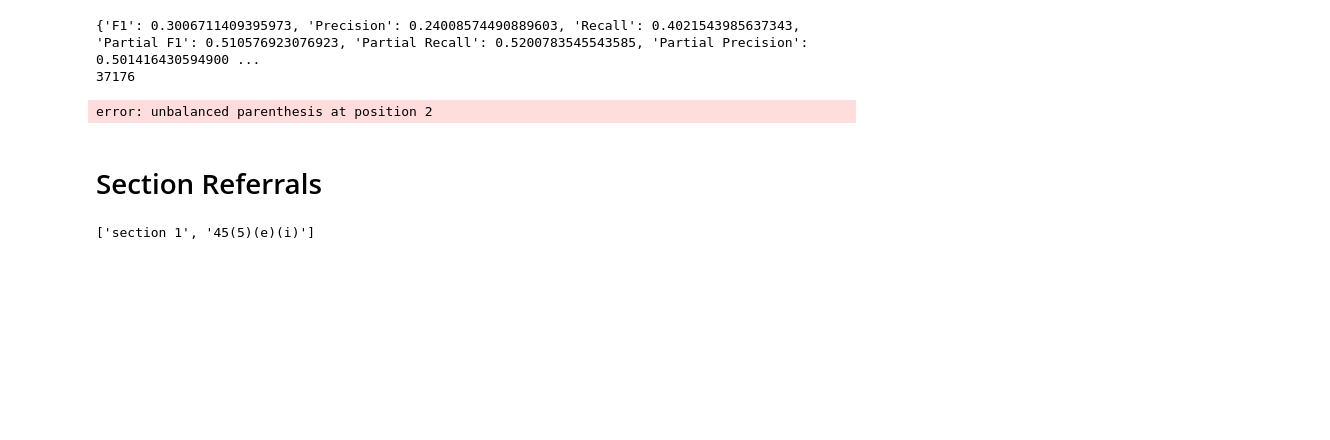
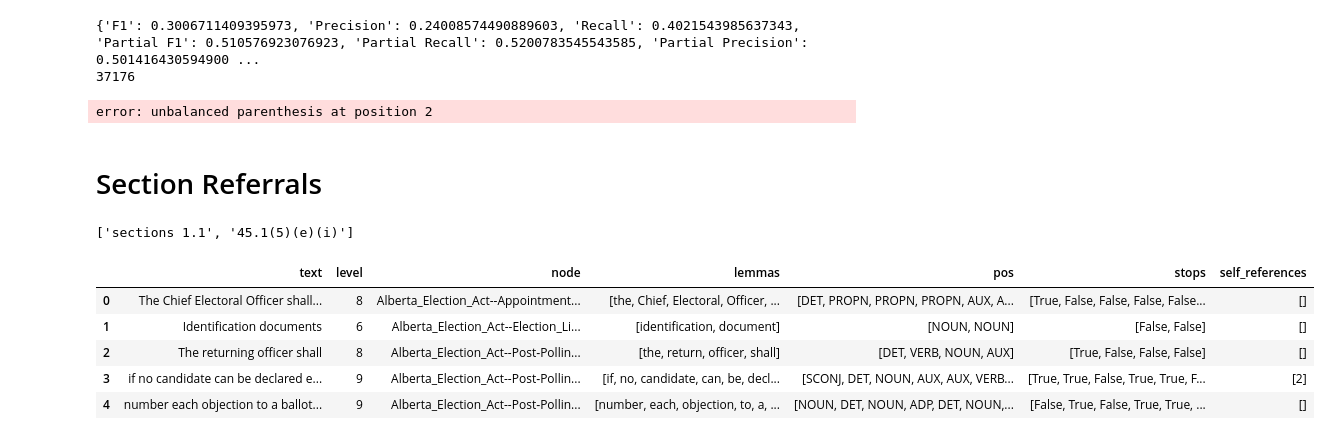
Before and after one commit to qubies/ElectionProject, a Jupyter notebook: Running.ipynb, the cells around one changed output. Saved outputs shown, nothing was run; the diff lists cells and outputs as text; code cells hidden in the pictures; blank space fills up the shorter version.

```diff
--- a/Running.ipynb
+++ b/Running.ipynb
@@ -229,7 +226,7 @@ nx.write_gpickle(G, 'dataset/graph.pickle')
 df = pd.read_pickle('dataset/train.pickle')
 eval_data = pd.read_pickle('dataset/test.pickle')
 interpretations = pd.read_pickle('dataset/interpretations.pickle')
-G = nx.read_gpickle('dataset/graph.pickle')
+G = nx.read_gpickle('dataset/graph2.pickle')
 # %% [markdown]
 ### OOP code objects
 # %%
@@ -750,15 +747,20 @@ data.to_csv('data/results/mar18-punct.csv')
 # %% [markdown]
 # Section Referrals
 # %%
-number_finder = re.compile(r'((?:section)|(?:part)|(?:division)|(?:subsection)|(?:subsubsection)){0,1} {0,1}(?:(\d+)|(\(\d+\))|(\([a-z]+\))+)+')
+number_finder = re.compile(r'((?:sections?)|(?:parts?)|(?:division)|(?:subsections?)|(?:subsubsections?)){0,1} {0,1}(?:(\d+\.*\d*)|(\(\d+\))|(\([a-z]+\))+)+')
 def find_possible_referrals(text):
     matches = number_finder.finditer(text, re.MULTILINE)
     return [str(match.group()).strip() for match in matches]
-    for match in matches:
-
-        print ("Match {matchNum} was found at {start}-{end}: {match}".format(matchNum = matchNum, start = match.start(), end = match.end(), match = match.group()))
-
-        return [x for x in number_finder.findall(text)]
-find_possible_referrals('refer to section 1, 45(5)(e)(i) in this act')
+find_possible_referrals('refer to sections 1.1, 45.1(5)(e)(i) in this act')
 # %% [output]
-['section 1', '45(5)(e)(i)']
+['sections 1.1', '45.1(5)(e)(i)']
+# %%
+df['self_references'] = df.node.apply(lambda x: find_possible_referrals(G.nodes()[x]['text'].lower()))
+df.head()
+# %% [output]
+|  | text | level | node | lemmas | pos | stops | self_references |
+| 0 | The Chief Electoral Officer shall... | 8 | Alberta_Election_Act--Appointment... | [the, Chief, Electoral, Officer, ... | [DET, PROPN, PROPN, PROPN, AUX, A... | [True, False, False, False, False... | [] |
+| 1 | Identification documents | 6 | Alberta_Election_Act--Election_Li... | [identification, document] | [NOUN, NOUN] | [False, False] | [] |
+| 2 | The returning officer shall | 8 | Alberta_Election_Act--Post‑Pollin... | [the, return, officer, shall] | [DET, VERB, NOUN, AUX] | [True, False, False, False] | [] |
+| 3 | if no candidate can be declared e... | 9 | Alberta_Election_Act--Post‑Pollin... | [if, no, candidate, can, be, decl... | [SCONJ, DET, NOUN, AUX, AUX, VERB... | [True, True, False, True, True, F... | [2] |
+| 4 | number each objection to a ballot... | 9 | Alberta_Election_Act--Post‑Pollin... | [number, each, objection, to, a, ... | [NOUN, DET, NOUN, ADP, DET, NOUN,... | [False, True, False, True, True, ... | [] |
```
Also changed, not shown: parts of 8 cells of this notebook, 1 other file.
